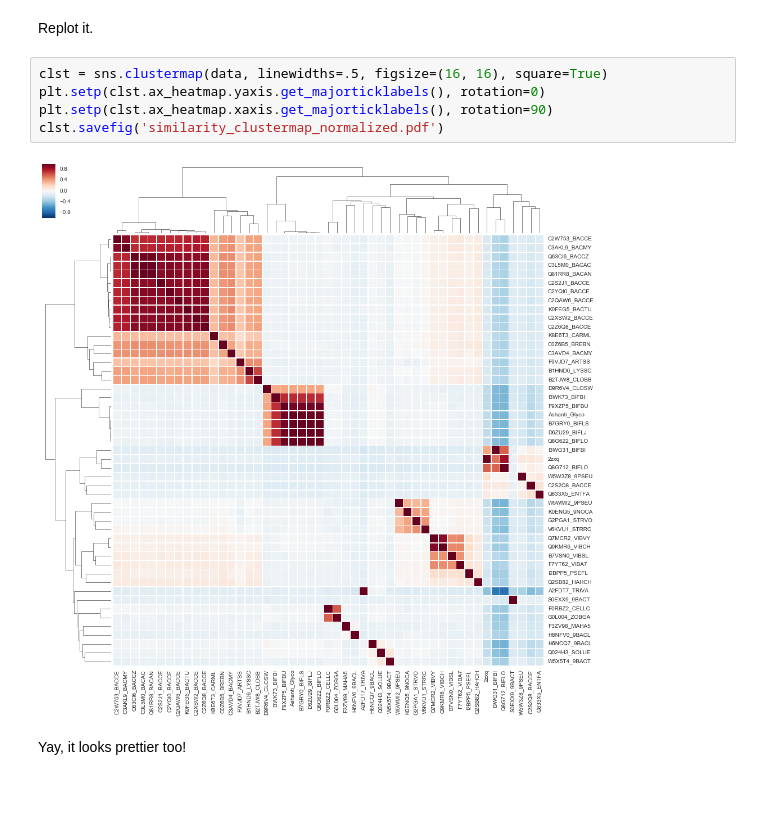
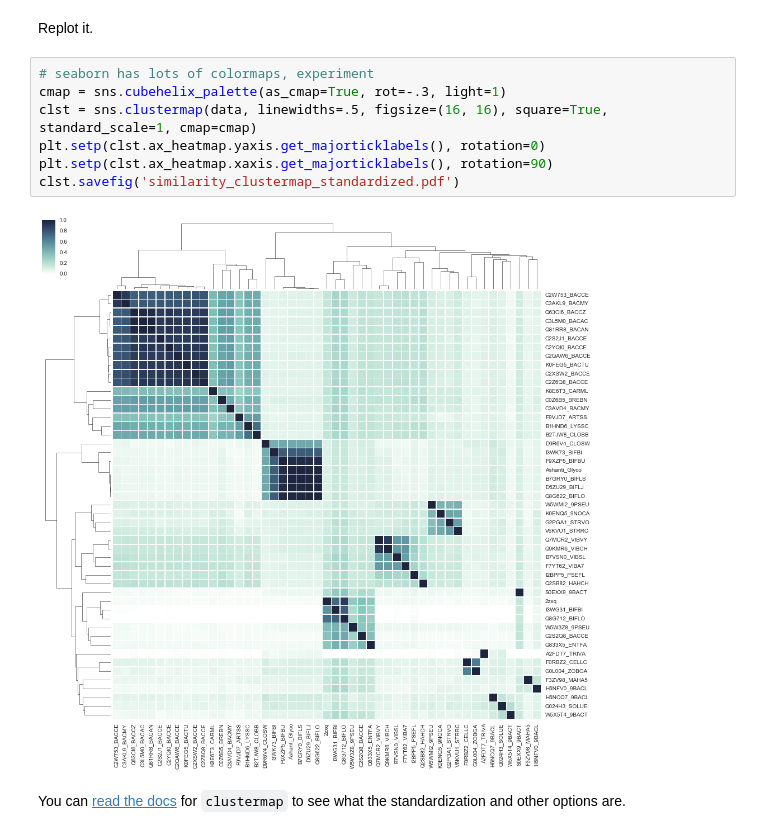
Before and after one commit to camillescott/similarity-matrix, a Jupyter notebook: Alignment_Similarity_Matrix.ipynb, the cells around one changed output. Drawn from its saved outputs; the diff is of its cells as text; blank space fills up the shorter version.

Commit message:
Add standardization

```diff
--- a/Alignment_Similarity_Matrix.ipynb
+++ b/Alignment_Similarity_Matrix.ipynb
@@ -85,11 +92,13 @@ data.head()
 # %% [markdown]
 Replot it.
 # %%
-clst = sns.clustermap(data, linewidths=.5, figsize=(16, 16), square=True)
+# seaborn has lots of colormaps, experiment
+cmap = sns.cubehelix_palette(as_cmap=True, rot=-.3, light=1)
+clst = sns.clustermap(data, linewidths=.5, figsize=(16, 16), square=True, standard_scale=1, cmap=cmap)
 plt.setp(clst.ax_heatmap.yaxis.get_majorticklabels(), rotation=0)
 plt.setp(clst.ax_heatmap.xaxis.get_majorticklabels(), rotation=90)
-clst.savefig('similarity_clustermap_normalized.pdf')
+clst.savefig('similarity_clustermap_standardized.pdf')
 # %% [output]
-[figure, old version]
+[figure, new version]
-# %% [markdown]
-Yay, it looks prettier too!
+# %% [markdown]
+You can [read the docs](https://stanford.edu/~mwaskom/software/seaborn/generated/seaborn.clustermap.html#seaborn.clustermap) for `clustermap` to see what the standardization and other options are.
```
Also changed, not shown: parts of 4 cells of this notebook, 3 other files.
